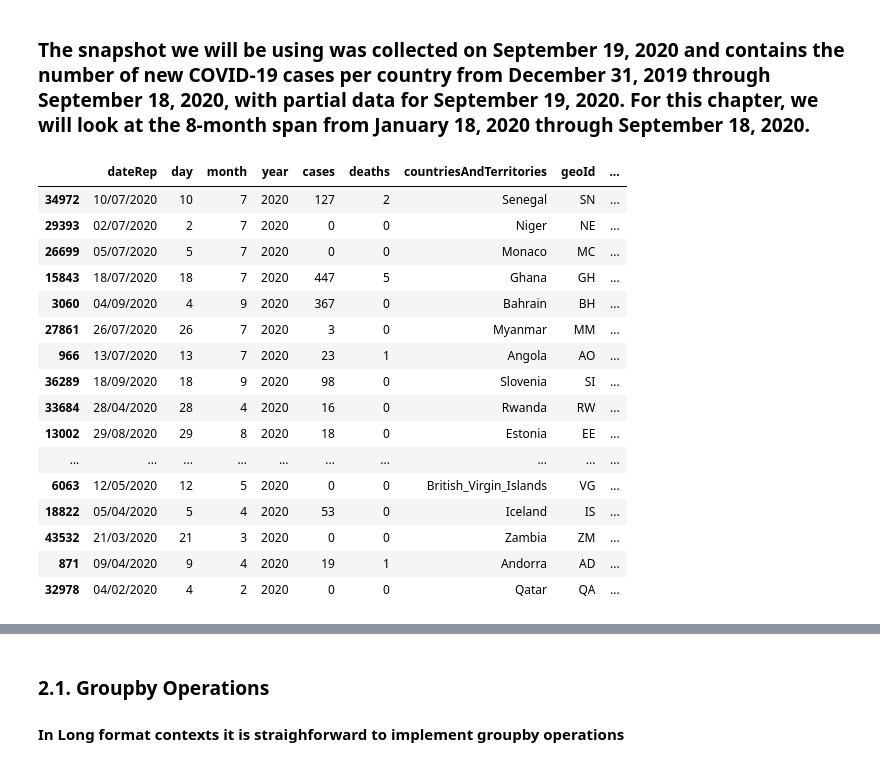
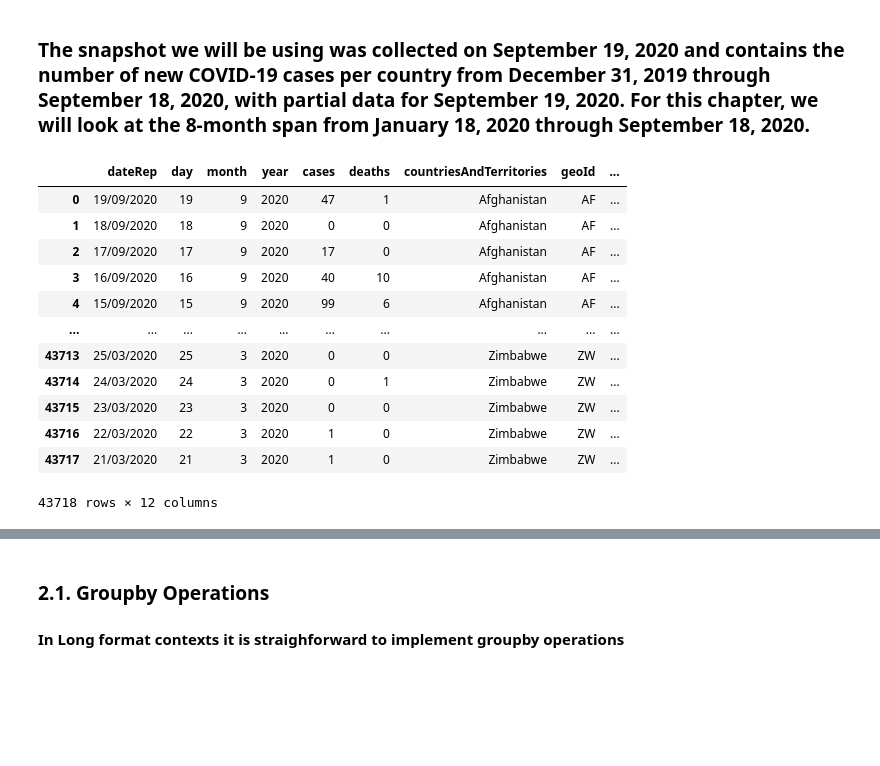
Before and after one commit to thousandoaks/Python4DS-II, a Jupyter notebook: notebooks/Long_To_Wide_Transformation.ipynb, the cells around one changed output, grey strips where cells are left out. Saved outputs shown, nothing was run; the diff lists cells and outputs as text; code cells hidden in the pictures; blank space fills up the shorter version.

```diff
--- a/notebooks/Long_To_Wide_Transformation.ipynb
+++ b/notebooks/Long_To_Wide_Transformation.ipynb
@@ -18,24 +18,20 @@ import numpy as np
 ### For scripted or automated collection of this data, the ECDC makes the current day's CSV file available via https://opendata.ecdc.europa.eu/covid19/casedistribution/csv. T
 ### The snapshot we will be using was collected on September 19, 2020 and contains the number of new COVID-19 cases per country from December 31, 2019 through September 18, 2020, with partial data for September 19, 2020. For this chapter, we will look at the 8-month span from January 18, 2020 through September 18, 2020.
 # %%
-covidLongFormatDataFrame = pd.read_csv('https://raw.githubusercontent.com/thousandoaks/Python4DS102/main/data/covid19_cases.csv')
+covidLongFormatDataFrame = pd.read_csv('https://raw.githubusercontent.com/thousandoaks/Python4DS-II/main/datasets/covid19_cases.csv')
 # %%
-covidLongFormatDataFrame.sample(30)
+covidLongFormatDataFrame
 # %% [output]
 |  | dateRep | day | month | year | cases | deaths | countriesAndTerritories | geoId | ... |
-| 34972 | 10/07/2020 | 10 | 7 | 2020 | 127 | 2 | Senegal | SN | ... |
-| 29393 | 02/07/2020 | 2 | 7 | 2020 | 0 | 0 | Niger | NE | ... |
-| 26699 | 05/07/2020 | 5 | 7 | 2020 | 0 | 0 | Monaco | MC | ... |
-| 15843 | 18/07/2020 | 18 | 7 | 2020 | 447 | 5 | Ghana | GH | ... |
-| 3060 | 04/09/2020 | 4 | 9 | 2020 | 367 | 0 | Bahrain | BH | ... |
-| 27861 | 26/07/2020 | 26 | 7 | 2020 | 3 | 0 | Myanmar | MM | ... |
-| 966 | 13/07/2020 | 13 | 7 | 2020 | 23 | 1 | Angola | AO | ... |
-| 36289 | 18/09/2020 | 18 | 9 | 2020 | 98 | 0 | Slovenia | SI | ... |
-| 33684 | 28/04/2020 | 28 | 4 | 2020 | 16 | 0 | Rwanda | RW | ... |
-| 13002 | 29/08/2020 | 29 | 8 | 2020 | 18 | 0 | Estonia | EE | ... |
+| 0 | 19/09/2020 | 19 | 9 | 2020 | 47 | 1 | Afghanistan | AF | ... |
+| 1 | 18/09/2020 | 18 | 9 | 2020 | 0 | 0 | Afghanistan | AF | ... |
+| 2 | 17/09/2020 | 17 | 9 | 2020 | 17 | 0 | Afghanistan | AF | ... |
+| 3 | 16/09/2020 | 16 | 9 | 2020 | 40 | 10 | Afghanistan | AF | ... |
+| 4 | 15/09/2020 | 15 | 9 | 2020 | 99 | 6 | Afghanistan | AF | ... |
 | ... | ... | ... | ... | ... | ... | ... | ... | ... | ... |
-| 6063 | 12/05/2020 | 12 | 5 | 2020 | 0 | 0 | British_Virgin_Islands | VG | ... |
-| 18822 | 05/04/2020 | 5 | 4 | 2020 | 53 | 0 | Iceland | IS | ... |
-| 43532 | 21/03/2020 | 21 | 3 | 2020 | 0 | 0 | Zambia | ZM | ... |
-| 871 | 09/04/2020 | 9 | 4 | 2020 | 19 | 1 | Andorra | AD | ... |
-| 32978 | 04/02/2020 | 4 | 2 | 2020 | 0 | 0 | Qatar | QA | ... |
+| 43713 | 25/03/2020 | 25 | 3 | 2020 | 0 | 0 | Zimbabwe | ZW | ... |
+| 43714 | 24/03/2020 | 24 | 3 | 2020 | 0 | 1 | Zimbabwe | ZW | ... |
+| 43715 | 23/03/2020 | 23 | 3 | 2020 | 0 | 0 | Zimbabwe | ZW | ... |
+| 43716 | 22/03/2020 | 22 | 3 | 2020 | 1 | 0 | Zimbabwe | ZW | ... |
+| 43717 | 21/03/2020 | 21 | 3 | 2020 | 1 | 0 | Zimbabwe | ZW | ... |
+43718 rows × 12 columns
```
Also changed, not shown: parts of 11 cells of this notebook.
